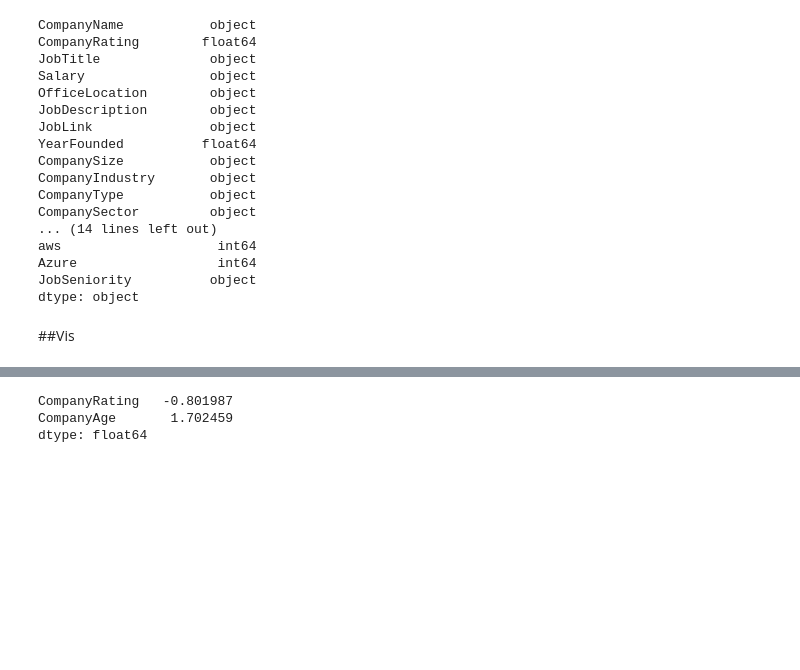
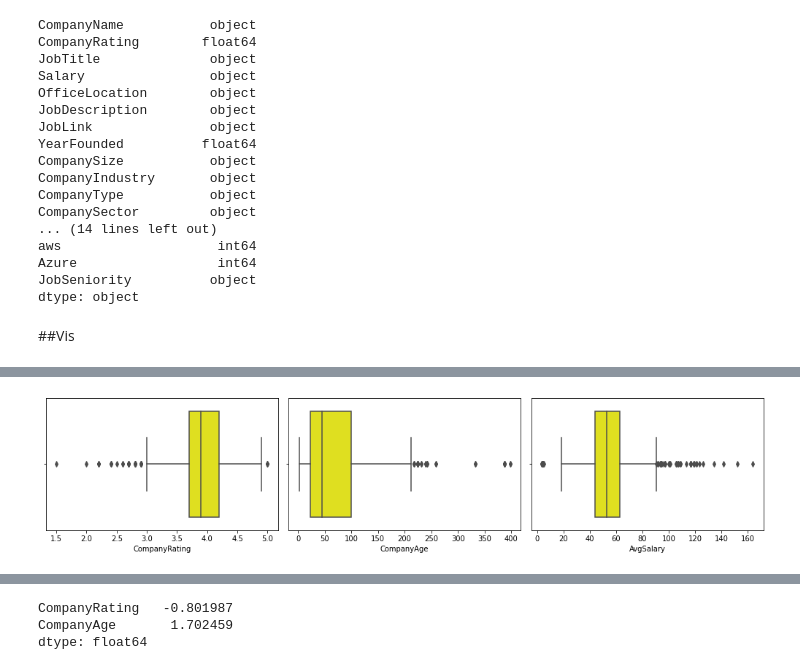
Before and after one commit to YunlouTeng/Data-Analyst-Salary-Predictor, a Jupyter notebook: Model/regression_model.ipynb, the cells around one changed output, grey strips where cells are left out. Saved outputs shown, nothing was run; the diff lists cells and outputs as text; code cells hidden in the pictures; blank space fills up the shorter version.

```diff
--- a/Model/job_analysis_modeling.ipynb
+++ b/Model/regression_model.ipynb
@@ -119,0 +183,11 @@ dtype: object
+# %%
+def boxplot_num(num_features,data):
+    fig = plt.figure(figsize=(14, 9))
+    for index, col in enumerate(num_features):
+        fig.add_subplot(len(num_features), len(num_features), index + 1)
+        sns.boxplot(data[col], color='yellow')
+        plt.tight_layout()
+# %%
+boxplot_num(['CompanyRating','CompanyAge','AvgSalary'],data)
+# %% [output]
+[figure, added]
```
Also changed, not shown: parts of 11 cells of this notebook, 2 other files.
